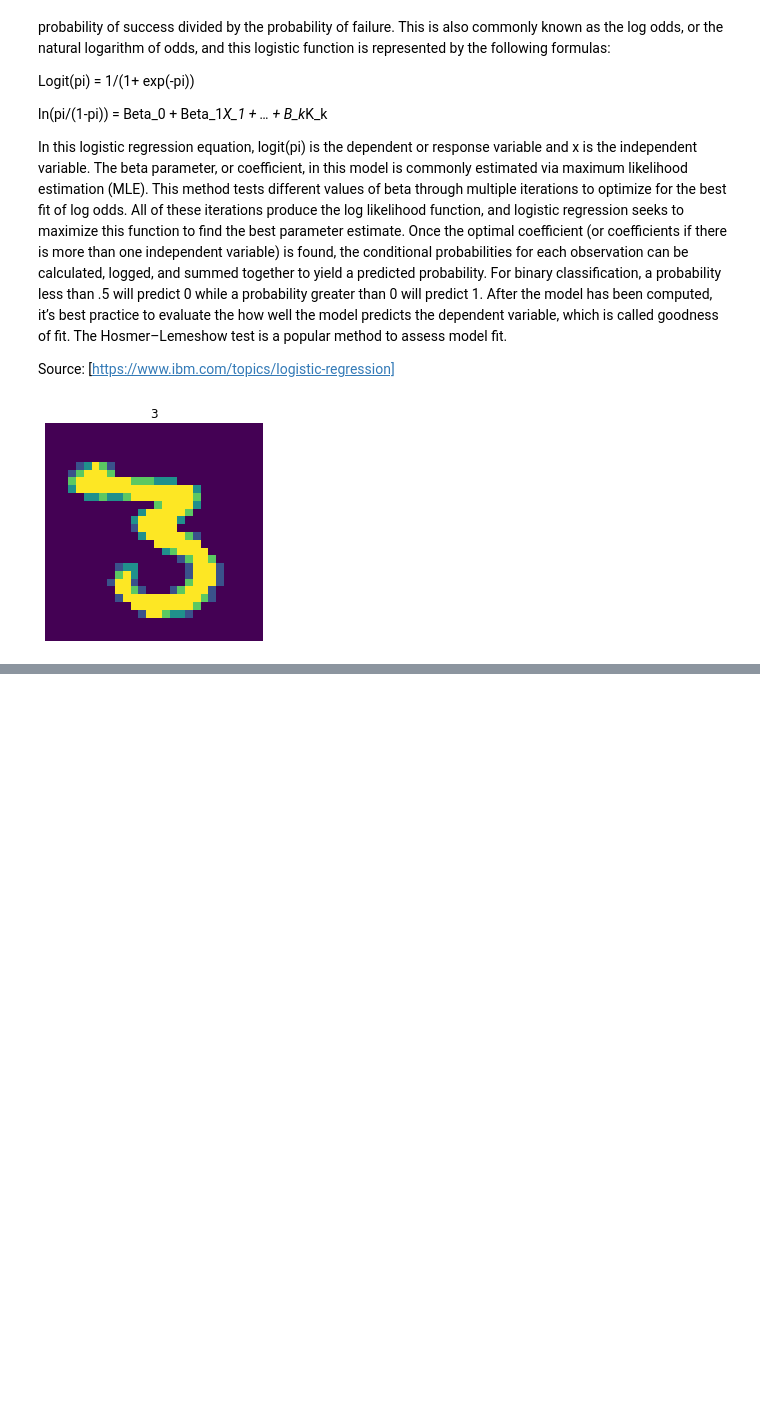
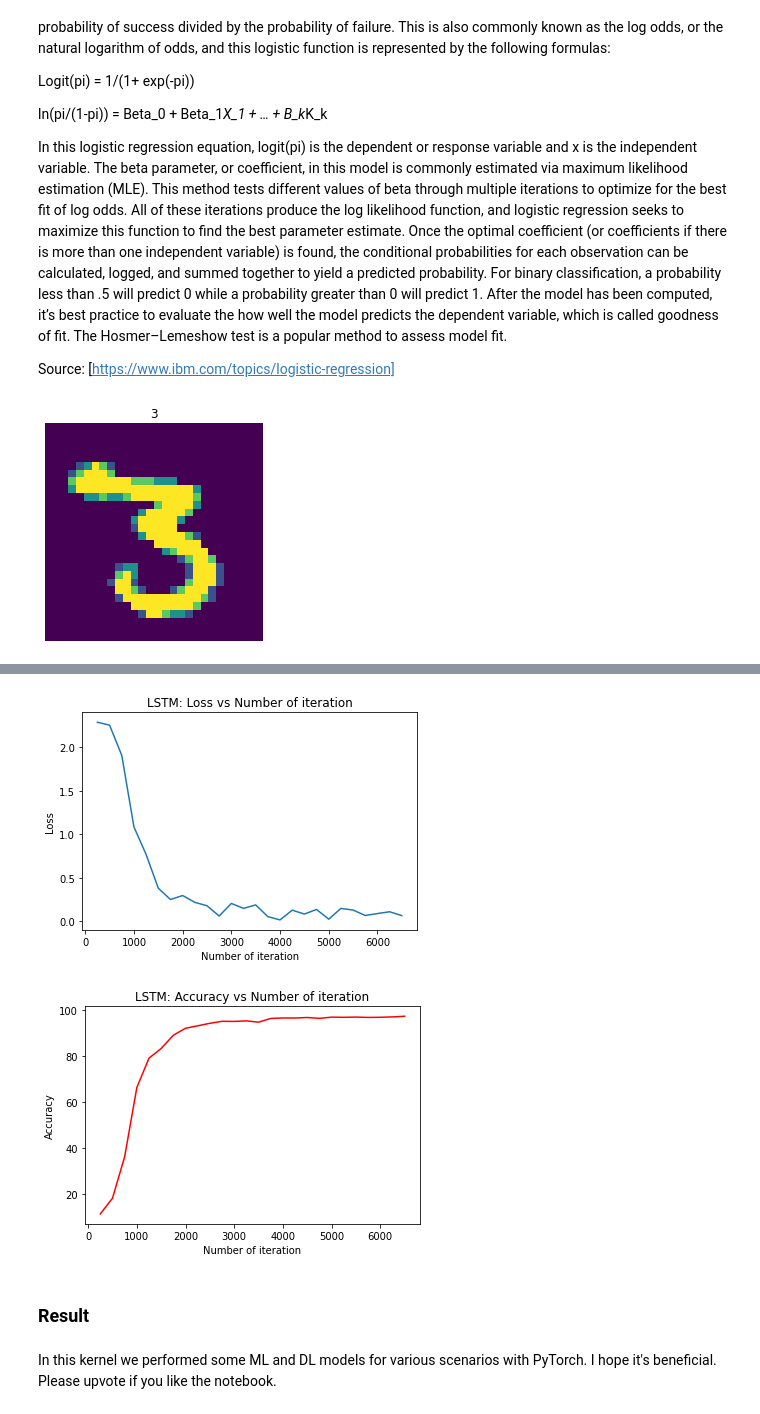
Before and after one commit to emreustundag1618/pytorch-tutorials, a Jupyter notebook: pytorch-tutorial.ipynb, the cells around one changed output, grey strips where cells are left out. Drawn from its saved outputs; the diff is of its cells as text; code cells hidden in the pictures; blank space fills up the shorter version.

```diff
--- a/pytorch-tutorial.ipynb
+++ b/pytorch-tutorial.ipynb
@@ -828,0 +1030,20 @@ from torch.autograd import Variable
+# %%
+# batch_size, epoch and iteration
+batch_size = 100
+n_iters = 7000
+num_epochs = n_iters / (len(x_train) / batch_size)
+num_epochs = int(num_epochs)
+
+# create model
+input_dim = 28
+hidden_dim = 100
+layer_dim = 1
+output_dim = 10
+
+model = LSTMModel(input_dim, hidden_dim, layer_dim, output_dim)
+
+# Cross entropy loss
+error = nn.CrossEntropyLoss()
+
+learning_rate = 0.1
+optimizer = torch.optim.SGD(model.parameters(), lr = learning_rate)
@@ -828,0 +1123,22 @@ from torch.autograd import Variable
+# %%
+# visualization loss
+plt.plot(iteration_list,loss_list)
+plt.xlabel("Number of iteration")
+plt.ylabel("Loss")
+plt.title("LSTM: Loss vs Number of iteration")
+plt.show()
+
+# visualization accuracy
+plt.plot(iteration_list,accuracy_list,color = "red")
+plt.xlabel("Number of iteration")
+plt.ylabel("Accuracy")
+plt.title("LSTM: Accuracy vs Number of iteration")
+plt.show()
+# %% [output]
+[figure, added]
+[figure, added]
+# %% [markdown]
+<a id = "8"></a>
+### Result
+# %% [markdown]
+In this kernel we performed some ML and DL models for various scenarios with PyTorch. I hope it's beneficial. Please upvote if you like the notebook.
```
Also changed, not shown: parts of 19 cells of this notebook.
